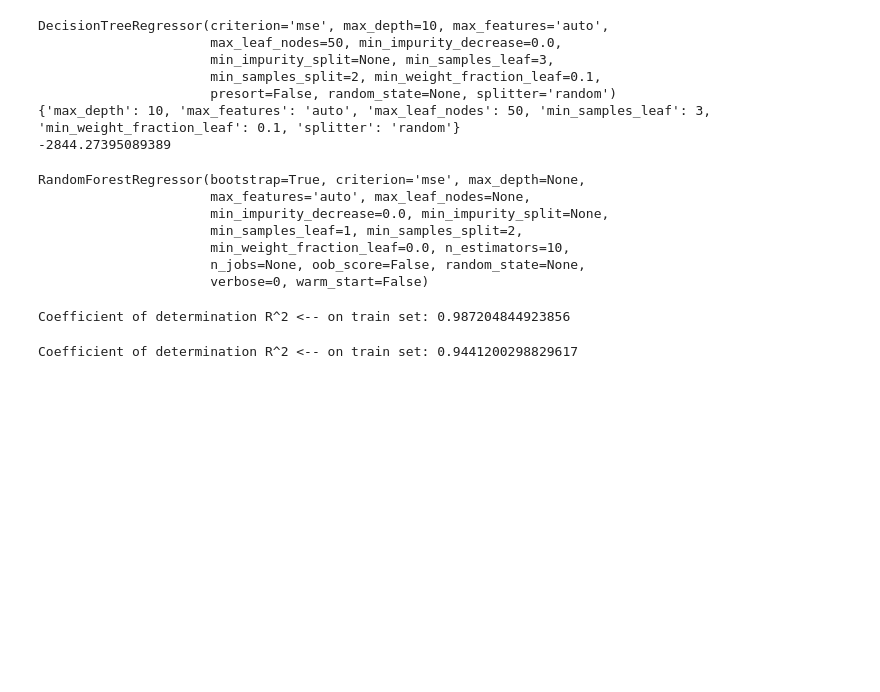
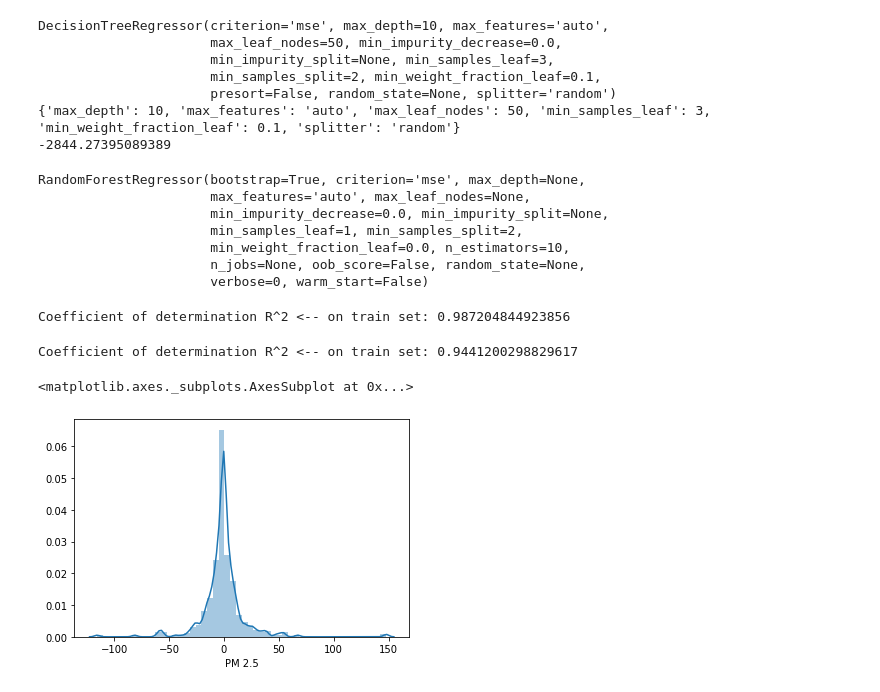
Before and after one commit to Tarun-joy/Pridicting_Air_Quality_ML, a Jupyter notebook: AQIDelhi.ipynb, the cells around one changed output. Saved outputs shown, nothing was run; the diff lists cells and outputs as text; code cells hidden in the pictures; blank space fills up the shorter version.

Commit message:
Visualizing the results

```diff
--- a/AQIDelhi.ipynb
+++ b/AQIDelhi.ipynb
@@ -634,3 +634,8 @@ Coefficient of determination R^2 <-- on train set: 0.987204844923856
 print("Coefficient of determination R^2 <-- on train set: {}".format(randomreg.score(X_test,y_test)))
 # %% [output]
 Coefficient of determination R^2 <-- on train set: 0.9441200298829617
+# %%
+sns.distplot(y_test-ranpred)
+# %% [output]
+<matplotlib.axes._subplots.AxesSubplot at 0x...>
+[figure, added]
```
Also changed, not shown: parts of 1 cell of this notebook.
